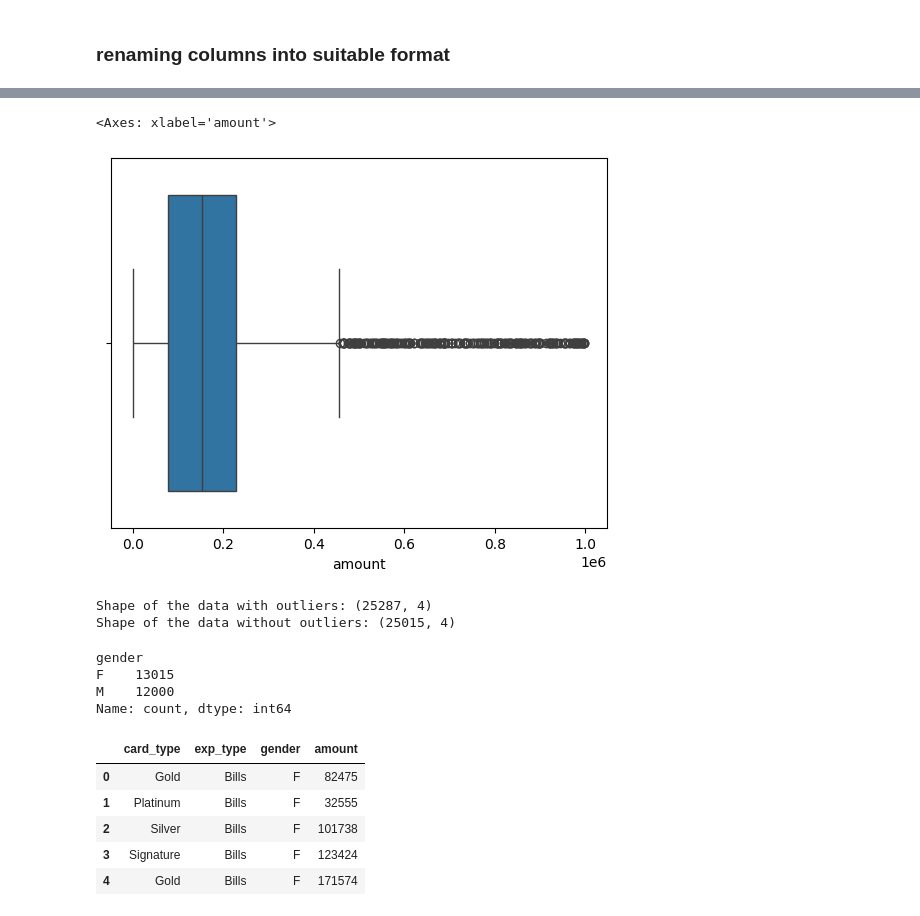
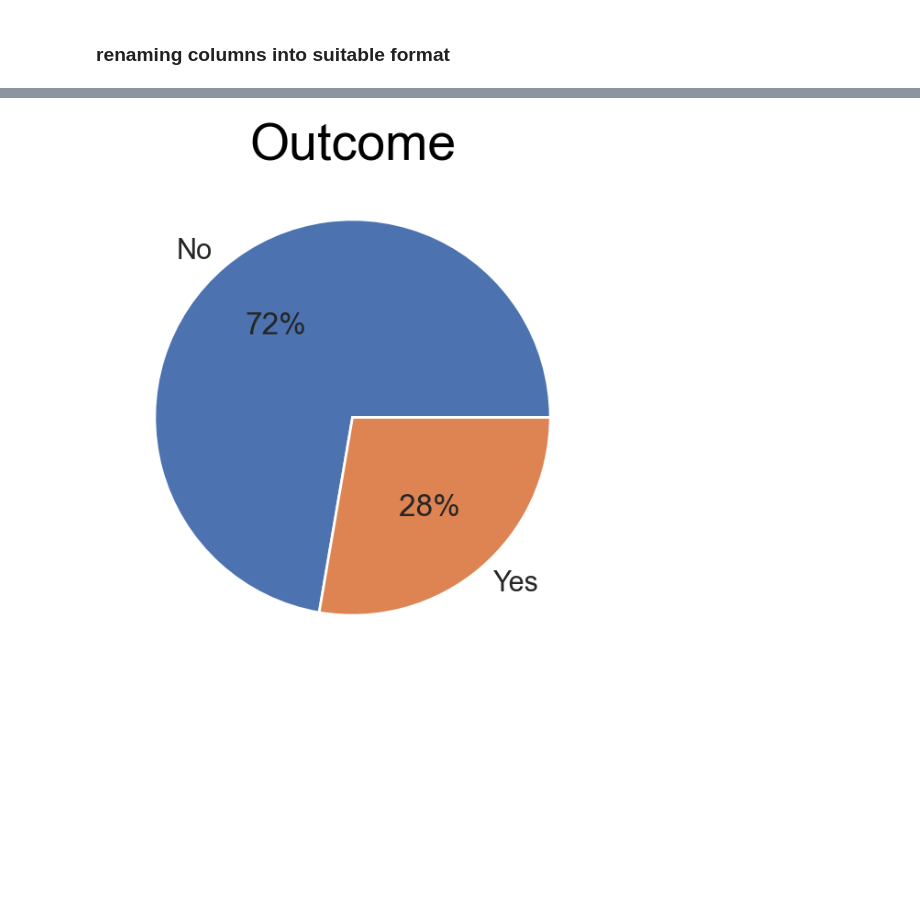
Before and after one commit to steve601/mlprojectwithMlfow_and_Docker, a Jupyter notebook: notebooks/data_loading_and_cleaning.ipynb, the cells around one changed output, grey strips where cells are left out. Cells and saved outputs as stored; diff of their text form; code cells hidden in the pictures; blank space fills up the shorter version.

Commit message:
docker image commit

```diff
--- a/notebooks/data_loading_and_cleaning.ipynb
+++ b/notebooks/data_loading_and_cleaning.ipynb
@@ -55,0 +71,9 @@ df.head()
+# %%
+column_with_outliers = ['pregnancies', 'glucose', 'bloodpressure', 'skinthickness', 'insulin',
+       'bmi', 'diabetespedigreefunction', 'age']
+print(f"Shape of data with outliers is; {df.shape}")
+for col in column_with_outliers:
+    upper = df[col].mean() + (2*df[col].std())
+    lower = df[col].mean() - (2*df[col].std())
+    df = df[(df[col] < upper) & (df[col] > lower)]
+print(f"Shape of data without outliers is; {df.shape}")
@@ -87,6 +89,0 @@ def shorten_cat(x, cutoff):
-# %%
-df['exp_type'] = df['exp_type'].map(shorten_cat(df['exp_type'].value_counts(),1000))
-
-df = df[df['exp_type'] != 'Other']
-
-df['exp_type'].value_counts()
@@ -101,32 +90,13 @@ Name: count, dtype: int64
-# %%
-sns.boxplot(x=df.amount)
-# %% [output]
-<Axes: xlabel='amount'>
-[figure, removed]
-# %%
-print(f"Shape of the data with outliers: {df.shape}")
-upper = df.amount.mean() + (2*df.amount.std())
-lower = df.amount.mean() - (2*df.amount.std())
-
-df = df[(df.amount > lower) & (df.amount < upper)]
-print(f"Shape of the data without outliers: {df.shape}")
-# %% [output]
-Shape of the data with outliers: (25287, 4)
-Shape of the data without outliers: (25015, 4)
-# %%
-df.gender.value_counts()
-# %% [output]
-gender
-F    13015
-M    12000
-Name: count, dtype: int64
-# %%
-df.head()
-# %% [output]
-|  | card_type | exp_type | gender | amount |
-| 0 | Gold | Bills | F | 82475 |
-| 1 | Platinum | Bills | F | 32555 |
-| 2 | Silver | Bills | F | 101738 |
-| 3 | Signature | Bills | F | 123424 |
-| 4 | Gold | Bills | F | 171574 |
+# %%
+labels=['No','Yes']
+values=df['outcome'].value_counts().values
+
+sns.set_theme(context='poster')
+plt.figure(figsize=(7,7))
+plt.title('Outcome', color="Black",fontsize=40 )
+
+plt.pie(values, labels=labels, autopct='%1.0f%%')
+plt.show()
+# %% [output]
+[figure, added]
 # %%
```
Also changed, not shown: parts of 20 cells of this notebook, 7 other files.
